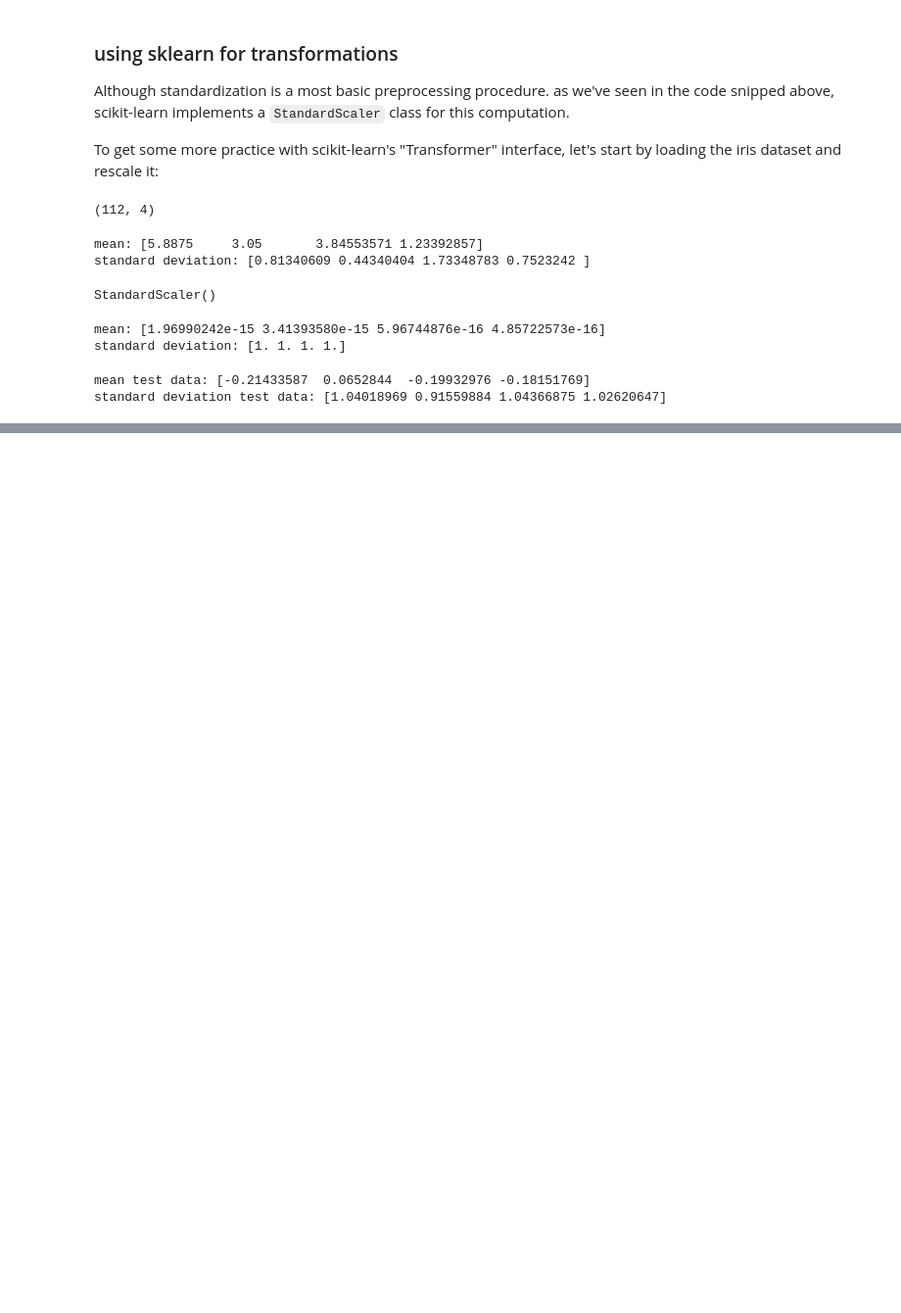
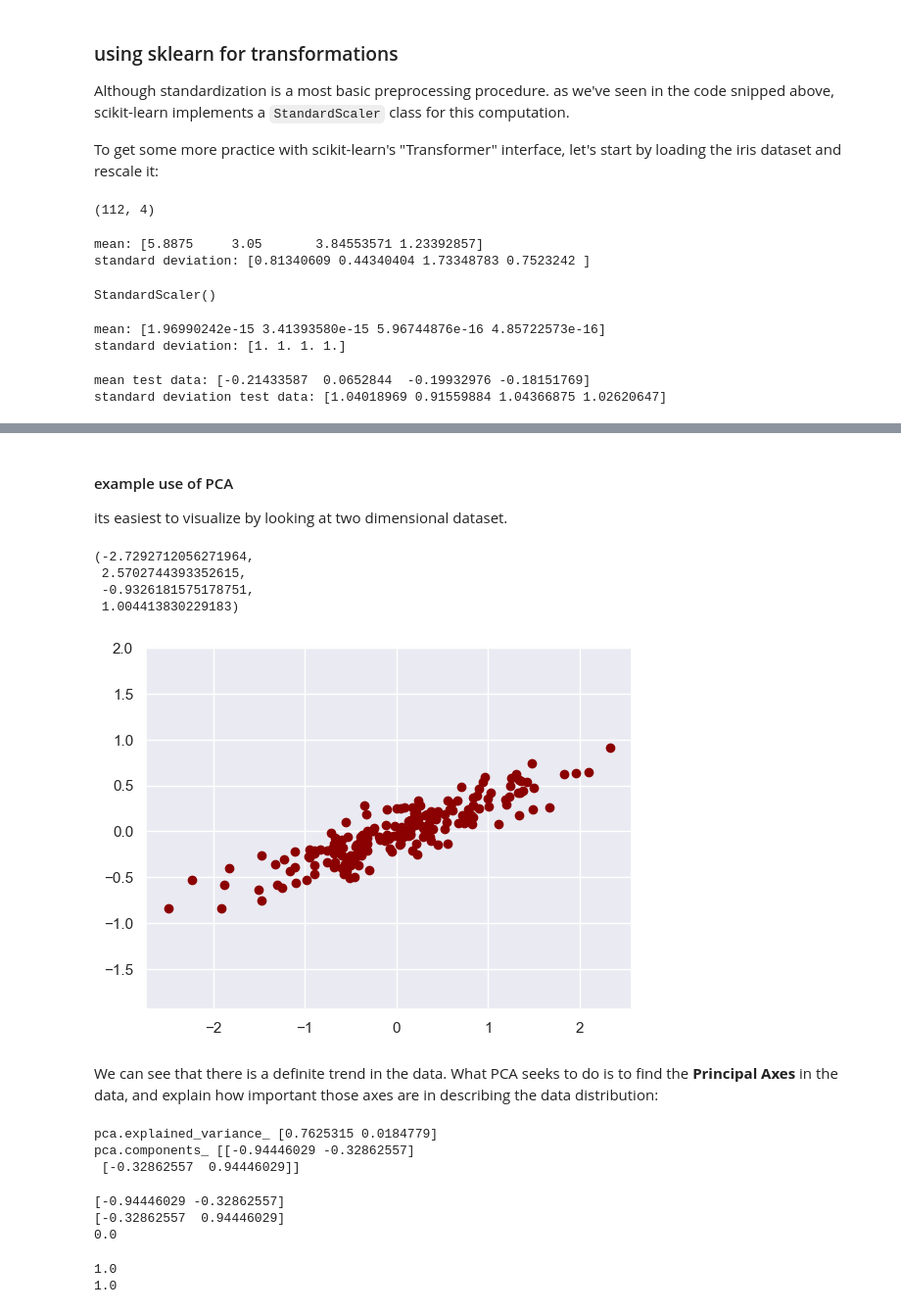
Before and after one commit to yzdxstii/Machine-learning-course-projects-University-of-Tabriz, a Jupyter notebook: 3_unsupervised learning.ipynb, the cells around one changed output, grey strips where cells are left out. Shown at 98% size. Drawn from its saved outputs; the diff is of its cells as text; code cells hidden in the pictures; blank space fills up the shorter version.

```diff
--- a/3_unsupervised learning.ipynb
+++ b/3_unsupervised learning.ipynb
@@ -96,0 +116,43 @@ from figs_folder import plot_scaling
+# %% [markdown]
+#### example use of PCA
+its easiest to visualize by looking at two dimensional dataset.
+# %%
+np.random.seed(1)
+x = np.dot(np.random.random(size=(2,2)) , np.random.normal(size=(2,200)))
+x = np.transpose(x)
+plt.plot(x[:,0] , x[:,1] , 'o' , color='darkred')
+plt.axis('equal')
+# %% [output]
+(-2.7292712056271964,
+ 2.5702744393352615,
+ -0.9326181575178751,
+ 1.004413830229183)
+[figure, added]
+# %% [markdown]
+We can see that there is a definite trend in the data. What PCA seeks to do is to find the **Principal Axes** in the data, and explain how important those axes are in describing the data distribution:
+# %%
+from sklearn.decomposition import PCA
+pca = PCA(n_components=2)
+pca.fit(x)
+print('pca.explained_variance_' , pca.explained_variance_)
+print('pca.components_' , pca.components_)
+# %% [output]
+pca.explained_variance_ [0.7625315 0.0184779]
+pca.components_ [[-0.94446029 -0.32862557]
+ [-0.32862557  0.94446029]]
+# %%
+v1 = pca.components_[:,0]
+v2 = pca.components_[:,1]
+print(v1)
+print(v2)
+print(np.dot(v1,v2))
+# %% [output]
+[-0.94446029 -0.32862557]
+[-0.32862557  0.94446029]
+0.0
+# %%
+print(np.linalg.norm(v1))
+print(np.linalg.norm(v2))
+# %% [output]
+1.0
+1.0
```
Also changed, not shown: parts of 32 cells of this notebook, 2 other files.
